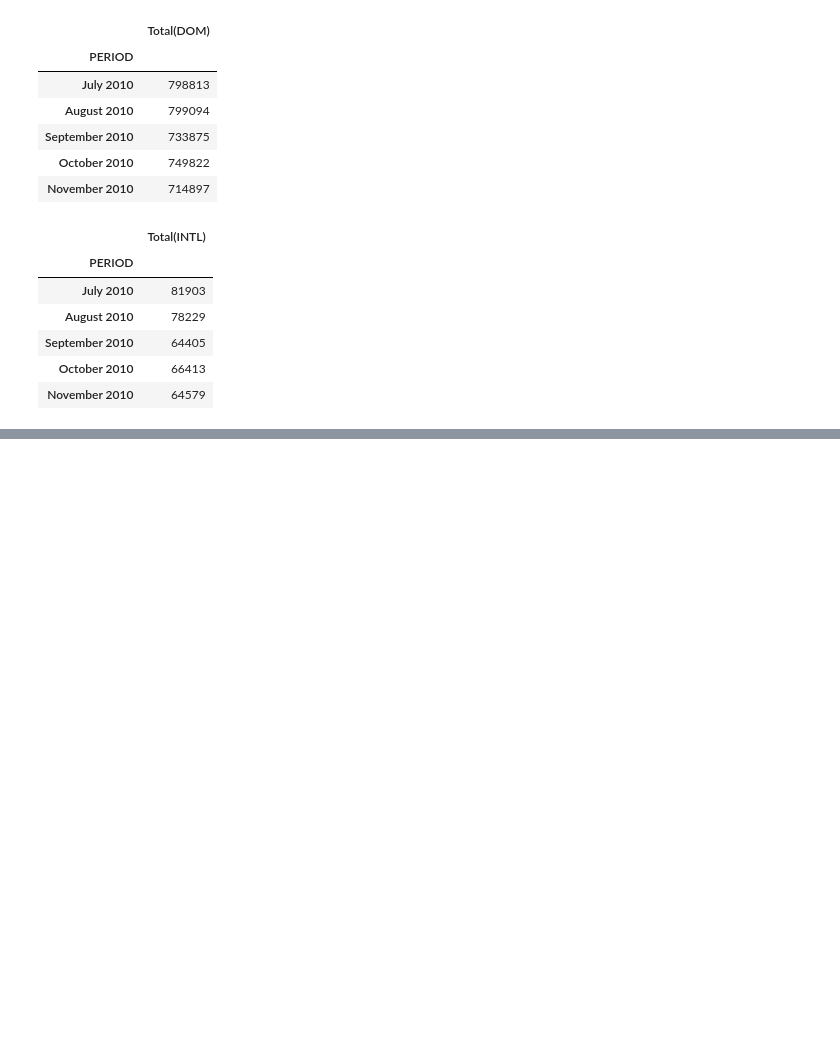
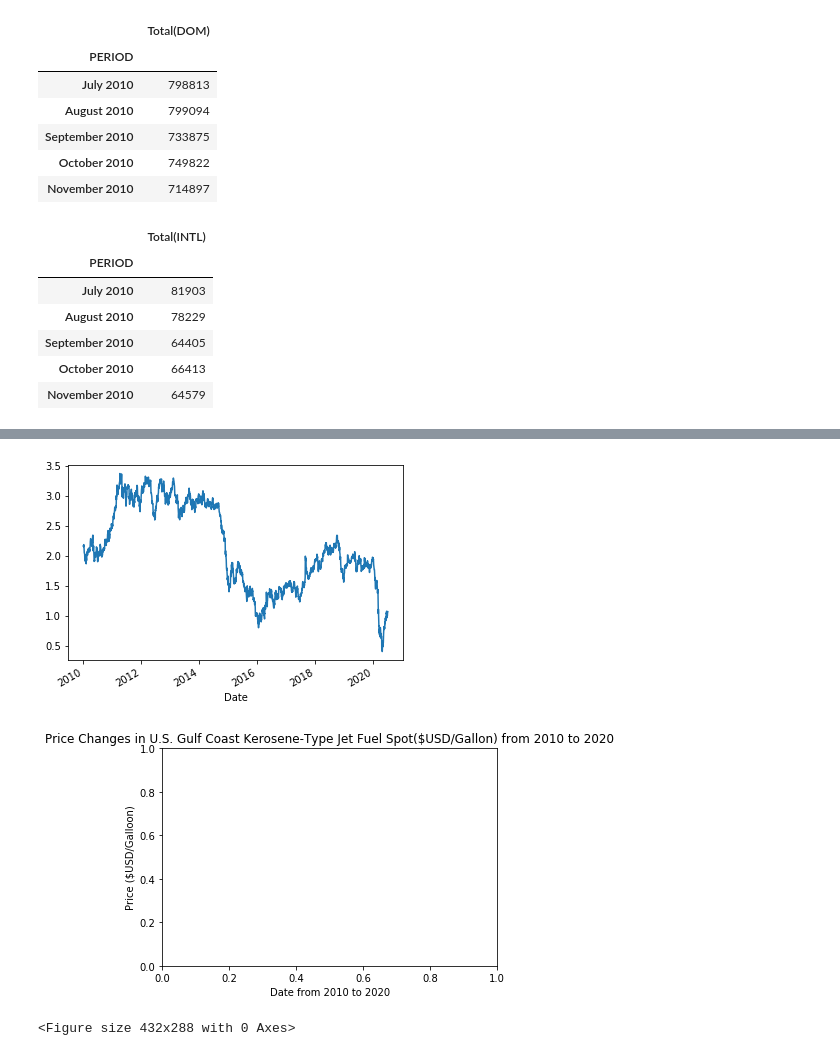
Before and after one commit to xsharonhe/cvt-scripts, a Jupyter notebook: project-intl-flight-tracking/effects of oil and gas/effect of gas and oil on aviation industry.ipynb, the cells around one changed output, grey strips where cells are left out. Drawn from its saved outputs; the diff is of its cells as text; code cells hidden in the pictures; blank space fills up the shorter version.

Commit message:
Finish basic time series of 2010 to 2020

```diff
--- a/project-intl-flight-tracking/effects of oil and gas/effect of gas and oil on aviation industry.ipynb
+++ b/project-intl-flight-tracking/effects of oil and gas/effect of gas and oil on aviation industry.ipynb
@@ -132,0 +153,8 @@ combined_flight
+# %%
+# TIME SERIES
+import datetime
+df2 = pd.read_csv("KARPSAC-jetfuelprices-2010to2020.csv", sep=";") # original data set
+# %%
+df2['Date'] = pd.to_datetime(df2['Date'])
+# %%
+df2 = df2[df2['Date'].astype(str).str[0:4].astype(int) >= 2010]
@@ -132,0 +177,18 @@ combined_flight
+# %%
+ax = plt.gca()
+fig=plt.figure()
+df2.plot(kind='line', x='Date', y='U.S. Gulf Coast Kerosene-Type Jet Fuel Spot Price FOB in U.S. Dollars per Gallon', ax=ax)
+
+# FORMATTING:
+plt.title('Price Changes in U.S. Gulf Coast Kerosene-Type Jet Fuel Spot($USD/Gallon) from 2010 to 2020')
+plt.xlabel('Date from 2010 to 2020')
+plt.ylabel('Price ($USD/Galloon)')
+ax.get_legend().remove()
+plt.savefig('price-changes-2010to2020.png', bbox_inches='tight')
+
+plt.show()
+plt.draw()
+# %% [output]
+[figure, added]
+[figure, added]
+<Figure size 432x288 with 0 Axes>
```
Also changed, not shown: parts of 7 cells of this notebook, 1 other file.
